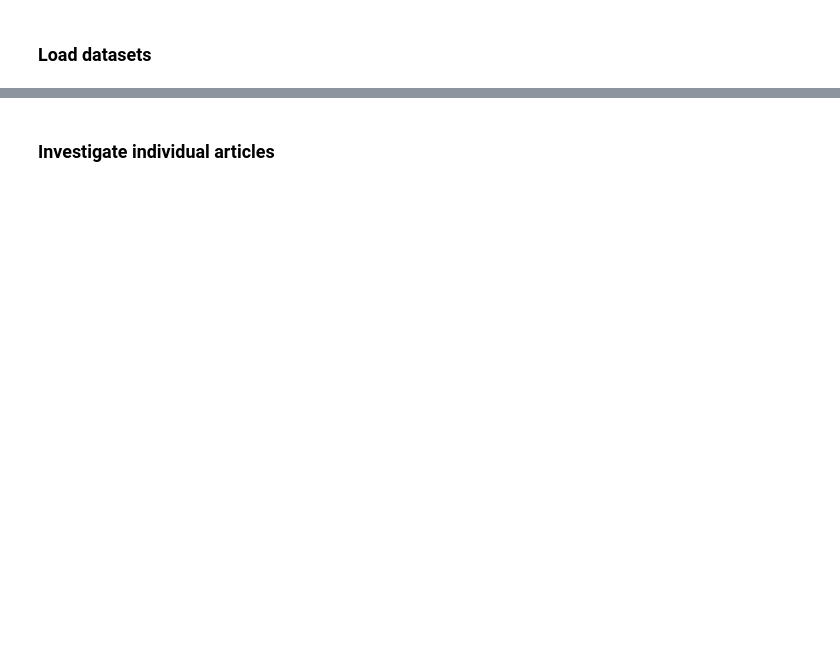
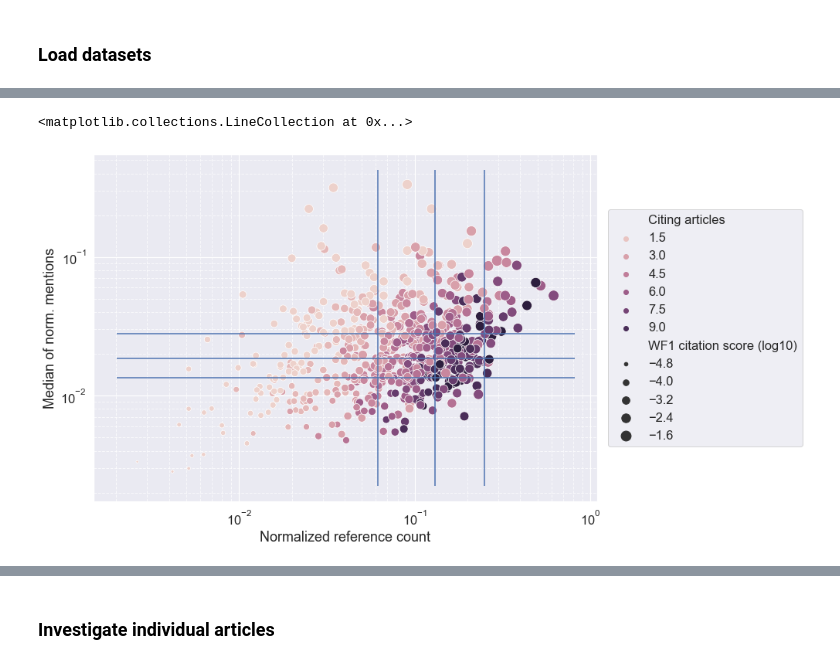
Before and after one commit to Bubblbu/citation-provenance-paper, a Jupyter notebook: notebooks/exploration_weighted_citation_counts.ipynb, the cells around one changed output, grey strips where cells are left out. Drawn from its saved outputs; the diff is of its cells as text; code cells hidden in the pictures; blank space fills up the shorter version.

```diff
--- a/notebooks/exploration_weighted_citation_counts.ipynb
+++ b/notebooks/exploration_weighted_citation_counts.ipynb
@@ -223,0 +443,46 @@ df[(df.citations>0.05) & (df.citations<0.3) & (df["agg_weighted_citations"]<0.1)
+# %%
+## Citations vs median weighted citation count
+y = "frac_mentions_median"
+x = "frac_refs_agg"
+
+pdf = article_metrics[article_metrics[x]!=0]
+pdf = pdf[pdf.refs_agg<=10]
+
+pdf["wf1_agg_log"] = np.log10(pdf["wf1_agg"])
+
+pdf = pdf.rename(columns={
+    "frac_mentions_median": "Median of norm. mentions",
+    "frac_refs_agg": "Normalized reference count",
+    "wf1_agg_log": "WF1 citation score (log10)",
+    "refs_agg": "Citing articles"
+})
+
+# Only select subset of articles
+# pdf = pdf[pdf.wf1_agg_log<pdf.wf1_agg_log.median()]
+
+sns.scatterplot(data=pdf,
+                y="Median of norm. mentions",
+                x="Normalized reference count",
+                size="WF1 citation score (log10)",
+                hue="Citing articles", sizes=(10, 200)
+               )
+plt.legend(loc="right", bbox_to_anchor=(1.42, 0.5));
+
+plt.grid(True, which="minor", ls="--", alpha=.7)
+plt.grid(True, which="major", ls="-", linewidth=1.2)
+
+# yticks = [1, 2, 5, 10, 20, 50, 100, 200]
+# plt.yticks(ticks=yticks, labels=yticks)
+# # xticks = [.5, 1,2,5,10]
+# # plt.xticks(ticks=xticks, labels=xticks);
+
+plt.loglog()
+
+x0, x1 = plt.xlim()
+y0, y1 = plt.ylim()
+
+plt.hlines([article_metrics[y].quantile([.25, .5, .75])], x0, x1)
+plt.vlines([article_metrics[x].quantile([.25, .5, .75])], y0, y1)
+# %% [output]
+<matplotlib.collections.LineCollection at 0x...>
+[figure, added]
```
Also changed, not shown: parts of 82 cells of this notebook, 2 other files.
